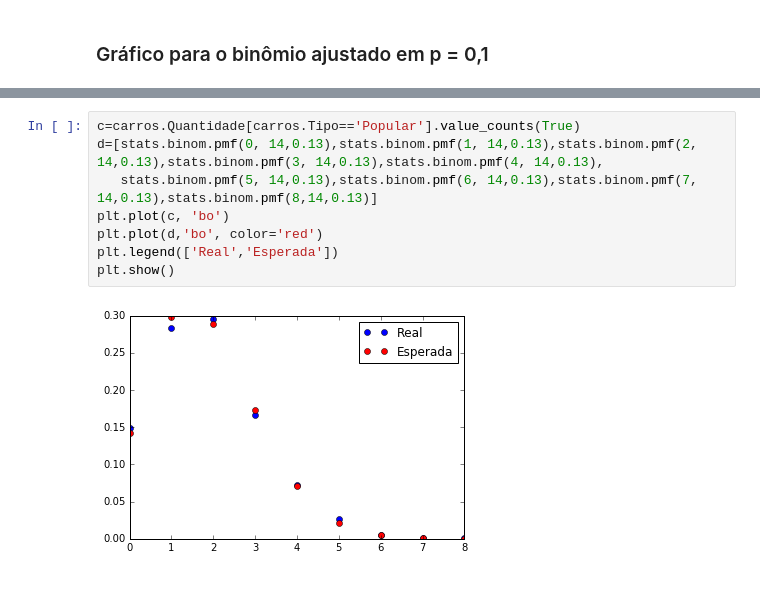
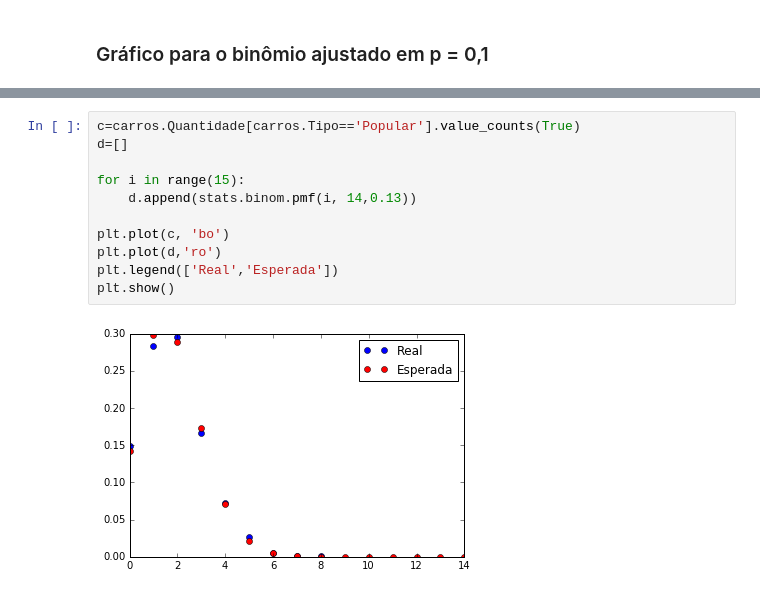
Before and after one commit to eduardotp1/CD, a Jupyter notebook: Modelos-Probabilisticos-Eduardo-Tirta-e-Vitória-Camilo-Turma-C.ipynb, the cells around one changed output, grey strips where cells are left out. Cells and saved outputs as stored; diff of their text form.

```diff
--- a/Modelos-Probabilisticos-Eduardo-Tirta-e-Vitória-Camilo-Turma-C.ipynb
+++ b/Modelos-Probabilisticos-Eduardo-Tirta-e-Vitória-Camilo-Turma-C.ipynb
@@ -288,10 +250,13 @@ plt.show()
-# %%
-c=carros.Quantidade[carros.Tipo=='Popular'].value_counts(True)
-d=[stats.binom.pmf(0, 14,0.13),stats.binom.pmf(1, 14,0.13),stats.binom.pmf(2, 14,0.13),stats.binom.pmf(3, 14,0.13),stats.binom.pmf(4, 14,0.13),
-   stats.binom.pmf(5, 14,0.13),stats.binom.pmf(6, 14,0.13),stats.binom.pmf(7, 14,0.13),stats.binom.pmf(8,14,0.13)]
-plt.plot(c, 'bo')
-plt.plot(d,'bo', color='red')
-plt.legend(['Real','Esperada'])
-plt.show()
-# %% [output]
-[figure, removed]
+# %%
+c=carros.Quantidade[carros.Tipo=='Popular'].value_counts(True)
+d=[]
+
+for i in range(15):
+    d.append(stats.binom.pmf(i, 14,0.13))
+
+plt.plot(c, 'bo')
+plt.plot(d,'ro')
+plt.legend(['Real','Esperada'])
+plt.show()
+# %% [output]
+[figure, added]
```
Also changed, not shown: parts of 14 cells of this notebook.
